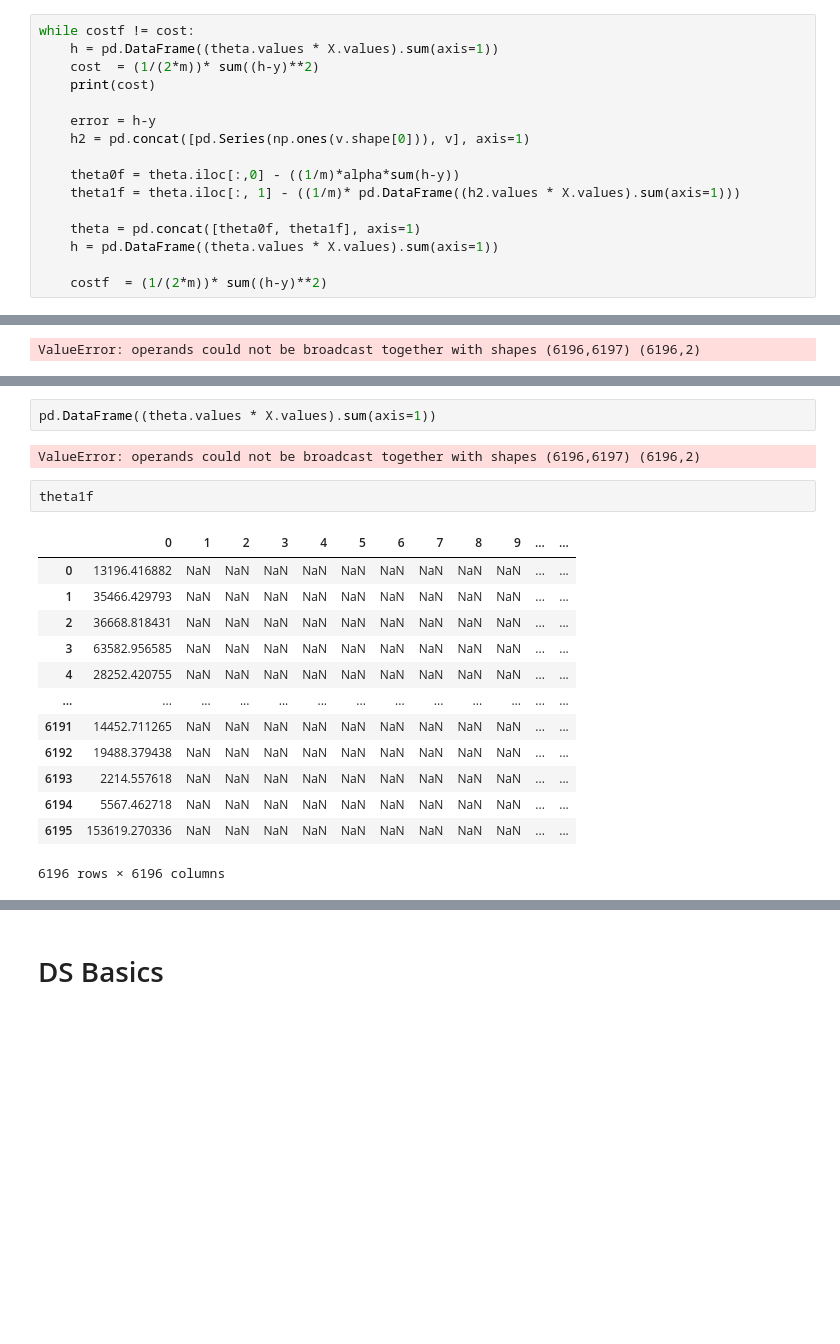
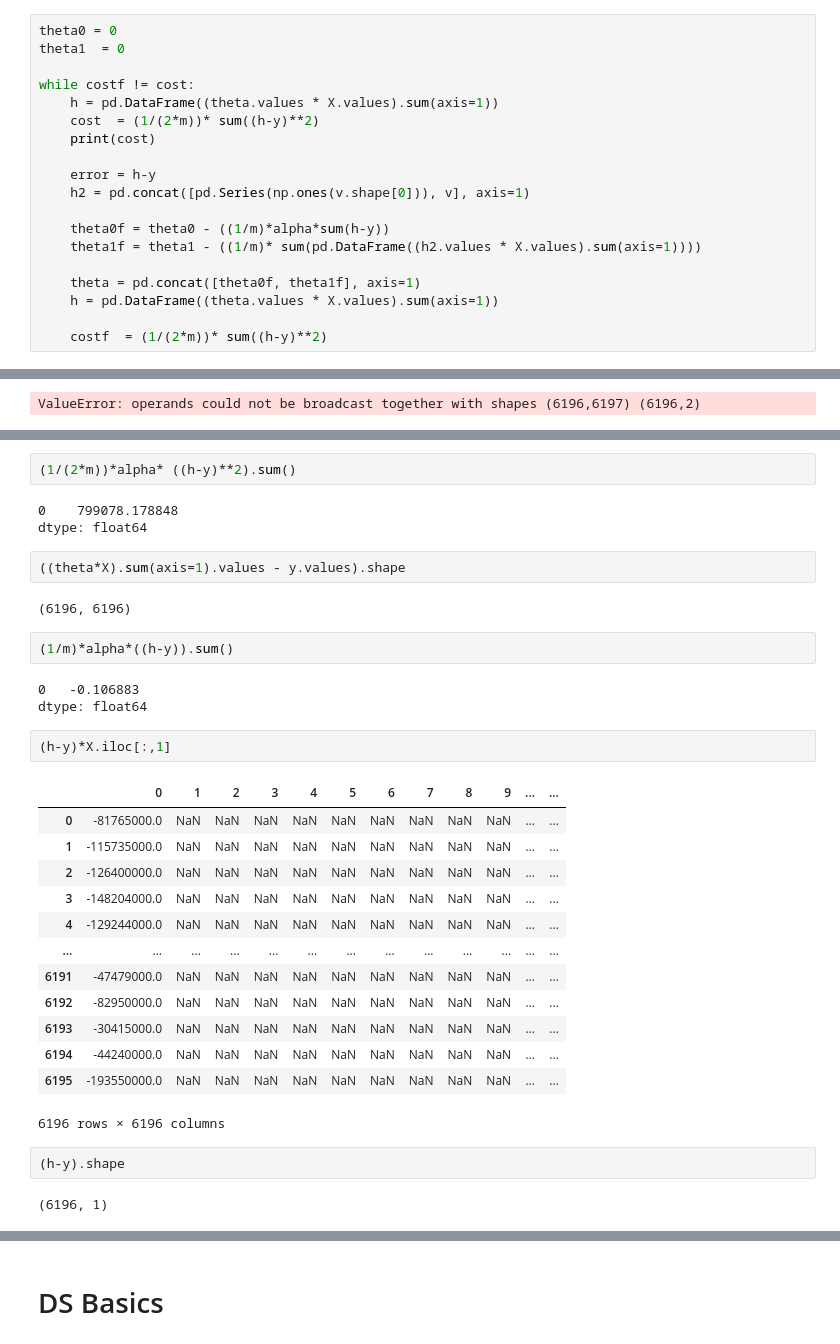
Before and after one commit to bisalgt/playground, a Jupyter notebook: linear regression for one vairable and gradient descent.ipynb, the cells around one changed output, grey strips where cells are left out. Drawn from its saved outputs; the diff is of its cells as text; blank space fills up the shorter version.

```diff
--- a/linear regression for one vairable and gradient descent.ipynb
+++ b/linear regression for one vairable and gradient descent.ipynb
@@ -495,6 +495,9 @@ pd.concat([pd.Series(np.ones(v.shape[0])), v], axis=1)
 | 6195 | 1.0 | -2450000.0 |
 6196 rows × 2 columns
 # %%
+theta0 = 0
+theta1  = 0
+
 while costf != cost:
     h = pd.DataFrame((theta.values * X.values).sum(axis=1))
     cost  = (1/(2*m))* sum((h-y)**2)
@@ -503,8 +506,8 @@ while costf != cost:
     error = h-y
     h2 = pd.concat([pd.Series(np.ones(v.shape[0])), v], axis=1)
 
-    theta0f = theta.iloc[:,0] - ((1/m)*alpha*sum(h-y))
-    theta1f = theta.iloc[:, 1] - ((1/m)* pd.DataFrame((h2.values * X.values).sum(axis=1)))
+    theta0f = theta0 - ((1/m)*alpha*sum(h-y))
+    theta1f = theta1 - ((1/m)* sum(pd.DataFrame((h2.values * X.values).sum(axis=1))))
 
     theta = pd.concat([theta0f, theta1f], axis=1)
     h = pd.DataFrame((theta.values * X.values).sum(axis=1))
@@ -532,20 +682,34 @@ theta.iloc[:, 1] - ((1/m)* pd.DataFrame((h2.values * X.values).sum(axis=1)))
+# %%
+(1/(2*m))*alpha* ((h-y)**2).sum()
+# %% [output]
+0    799078.178848
+dtype: float64
 # %%
-pd.DataFrame((theta.values * X.values).sum(axis=1))
+((theta*X).sum(axis=1).values - y.values).shape
 # %% [output]
-ValueError: operands could not be broadcast together with shapes (6196,6197) (6196,2)
+(6196, 6196)
-# %%
-theta1f
-# %% [output]
-|  | 0 | 1 | 2 | 3 | 4 | 5 | 6 | 7 | 8 | 9 | ... | ... |
-| 0 | 13196.416882 | NaN | NaN | NaN | NaN | NaN | NaN | NaN | NaN | NaN | ... | ... |
-| 1 | 35466.429793 | NaN | NaN | NaN | NaN | NaN | NaN | NaN | NaN | NaN | ... | ... |
-| 2 | 36668.818431 | NaN | NaN | NaN | NaN | NaN | NaN | NaN | NaN | NaN | ... | ... |
-| 3 | 63582.956585 | NaN | NaN | NaN | NaN | NaN | NaN | NaN | NaN | NaN | ... | ... |
-| 4 | 28252.420755 | NaN | NaN | NaN | NaN | NaN | NaN | NaN | NaN | NaN | ... | ... |
-| ... | ... | ... | ... | ... | ... | ... | ... | ... | ... | ... | ... | ... |
-| 6191 | 14452.711265 | NaN | NaN | NaN | NaN | NaN | NaN | NaN | NaN | NaN | ... | ... |
-| 6192 | 19488.379438 | NaN | NaN | NaN | NaN | NaN | NaN | NaN | NaN | NaN | ... | ... |
-| 6193 | 2214.557618 | NaN | NaN | NaN | NaN | NaN | NaN | NaN | NaN | NaN | ... | ... |
-| 6194 | 5567.462718 | NaN | NaN | NaN | NaN | NaN | NaN | NaN | NaN | NaN | ... | ... |
-| 6195 | 153619.270336 | NaN | NaN | NaN | NaN | NaN | NaN | NaN | NaN | NaN | ... | ... |
-6196 rows × 6196 columns
+# %%
+(1/m)*alpha*((h-y)).sum()
+# %% [output]
+0   -0.106883
+dtype: float64
+# %%
+(h-y)*X.iloc[:,1]
+# %% [output]
+|  | 0 | 1 | 2 | 3 | 4 | 5 | 6 | 7 | 8 | 9 | ... | ... |
+| 0 | -81765000.0 | NaN | NaN | NaN | NaN | NaN | NaN | NaN | NaN | NaN | ... | ... |
+| 1 | -115735000.0 | NaN | NaN | NaN | NaN | NaN | NaN | NaN | NaN | NaN | ... | ... |
+| 2 | -126400000.0 | NaN | NaN | NaN | NaN | NaN | NaN | NaN | NaN | NaN | ... | ... |
+| 3 | -148204000.0 | NaN | NaN | NaN | NaN | NaN | NaN | NaN | NaN | NaN | ... | ... |
+| 4 | -129244000.0 | NaN | NaN | NaN | NaN | NaN | NaN | NaN | NaN | NaN | ... | ... |
+| ... | ... | ... | ... | ... | ... | ... | ... | ... | ... | ... | ... | ... |
+| 6191 | -47479000.0 | NaN | NaN | NaN | NaN | NaN | NaN | NaN | NaN | NaN | ... | ... |
+| 6192 | -82950000.0 | NaN | NaN | NaN | NaN | NaN | NaN | NaN | NaN | NaN | ... | ... |
+| 6193 | -30415000.0 | NaN | NaN | NaN | NaN | NaN | NaN | NaN | NaN | NaN | ... | ... |
+| 6194 | -44240000.0 | NaN | NaN | NaN | NaN | NaN | NaN | NaN | NaN | NaN | ... | ... |
+| 6195 | -193550000.0 | NaN | NaN | NaN | NaN | NaN | NaN | NaN | NaN | NaN | ... | ... |
+6196 rows × 6196 columns
+# %%
+(h-y).shape
+# %% [output]
+(6196, 1)
```
Also changed, not shown: parts of 14 cells of this notebook.
